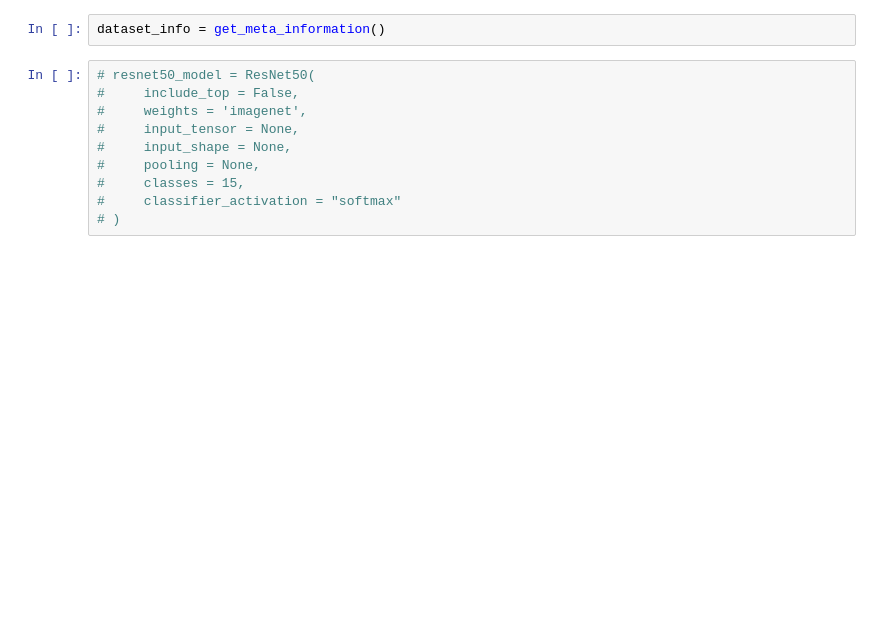
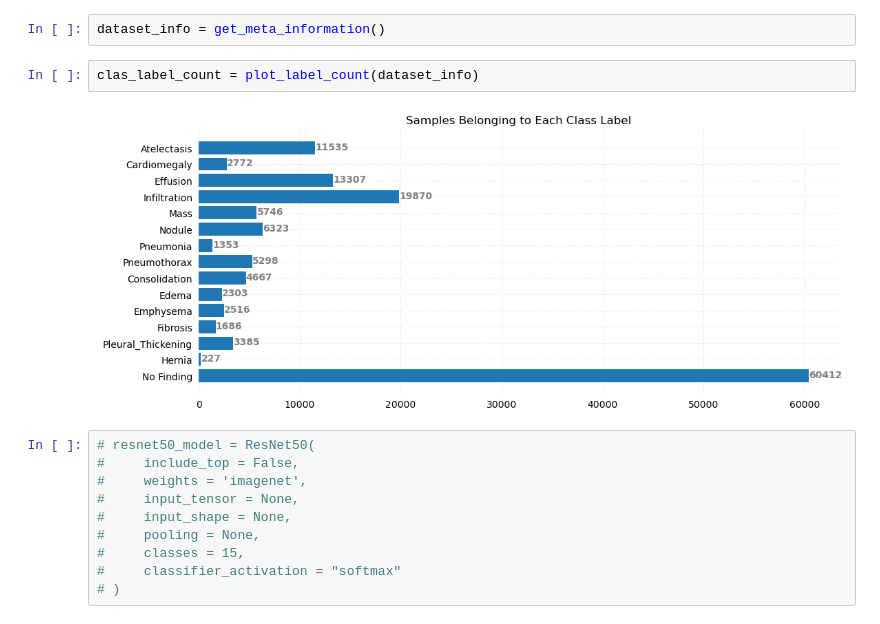
Before and after one commit to irtiza7/Lung-Disease-Classification, a Jupyter notebook: main.ipynb, the cells around one changed output. Saved outputs shown, nothing was run; the diff lists cells and outputs as text; blank space fills up the shorter version.

Commit message:
Plotted the sample count belonging to each class label.

```diff
--- a/main.ipynb
+++ b/main.ipynb
@@ -116,5 +180,9 @@ def get_meta_information():
 # %%
 dataset_info = get_meta_information()
+# %%
+clas_label_count = plot_label_count(dataset_info)
+# %% [output]
+[figure, added]
 # %%
 # resnet50_model = ResNet50(
 #     include_top = False,
```
Also changed, not shown: parts of 2 cells of this notebook.
